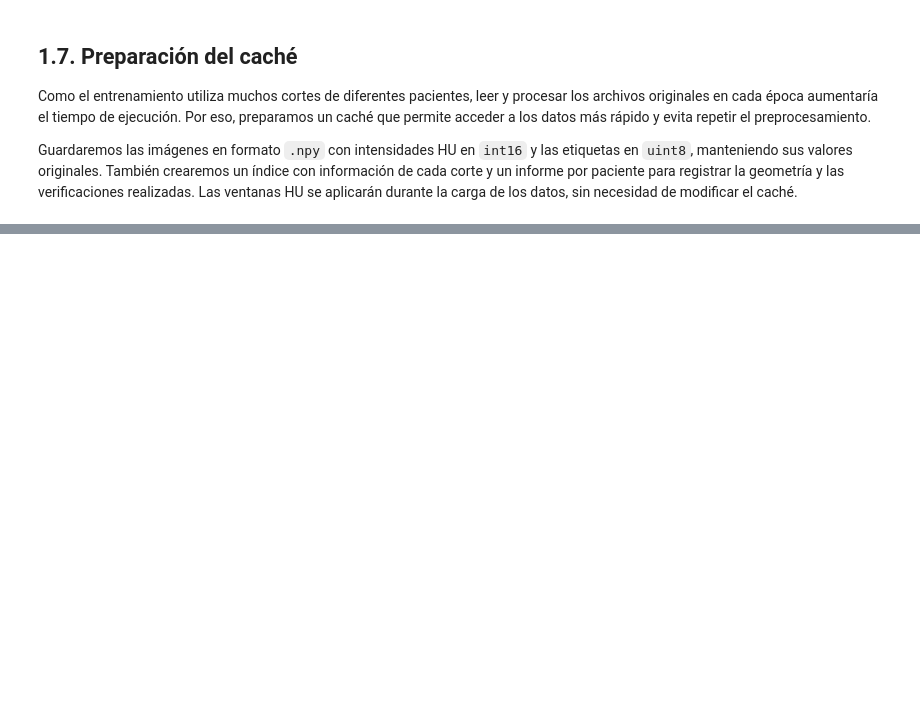
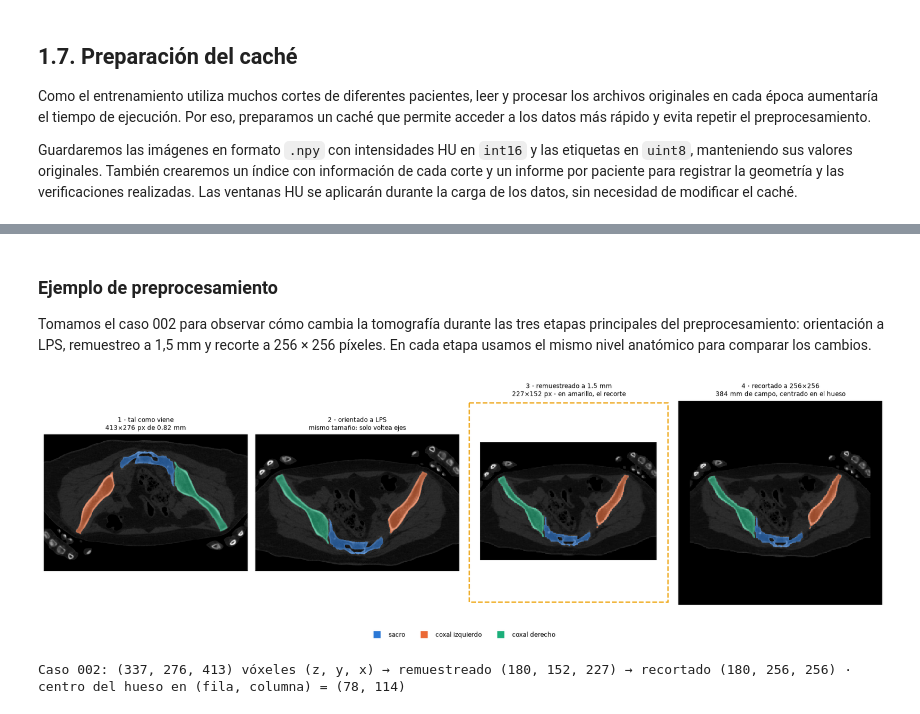
Before and after one commit to MarcAragon/proyecto_pengwin, a Jupyter notebook: Pengwin.ipynb, the cells around one changed output, grey strips where cells are left out. Drawn from its saved outputs; the diff is of its cells as text; code cells hidden in the pictures; blank space fills up the shorter version.

```diff
--- a/Pengwin.ipynb
+++ b/Pengwin.ipynb
@@ -389,0 +425,42 @@ Guardaremos las imágenes en formato `.npy` con intensidades HU en `int16` y las
+# %% [markdown]
+### Ejemplo de preprocesamiento
+
+Tomamos el caso 002 para observar cómo cambia la tomografía durante las tres etapas principales del preprocesamiento: orientación a LPS, remuestreo a 1,5 mm y recorte a 256 × 256 píxeles. En cada etapa usamos el mismo nivel anatómico para comparar los cambios.
+# %%
+img0 = sitk.ReadImage(str(IMAGES / f"{girado}.mha"))
+lab0 = sitk.ReadImage(str(LABELS / f"{girado}.mha"))
+img1, lab1 = bc.orientar(img0), bc.orientar(lab0)
+img2, lab2 = bc.remuestrear(img1, es_etiqueta=False), bc.remuestrear(lab1, es_etiqueta=True)
+hu2 = sitk.GetArrayFromImage(img2).astype(np.int16)
+et2 = sitk.GetArrayFromImage(lab2).astype(np.uint8)
+centro = bc.centro_hueso(hu2)
+hu3, et3 = bc.recortar(hu2, centro, bc.AIR_HU), bc.recortar(et2, centro, 0)
+
+z0 = z_tres_huesos(sitk.GetArrayViewFromImage(lab0))
+z_iso = int(round(z0 * img0.GetSpacing()[2] / bc.ISO_MM))
+corte = lambda imagen: np.array(sitk.GetArrayViewFromImage(imagen)[z0])
+
+pasos = [
+    (corte(img0), corte(lab0), f"1 · tal como viene\n{img0.GetSize()[0]}×{img0.GetSize()[1]} px de {img0.GetSpacing()[0]:.2f} mm"),
+    (corte(img1), corte(lab1), "2 · orientado a LPS\nmismo tamaño: solo voltea ejes"),
+    (hu2[z_iso], et2[z_iso], f"3 · remuestreado a 1.5 mm\n{hu2.shape[2]}×{hu2.shape[1]} px · en amarillo, el recorte"),
+    (hu3[z_iso], et3[z_iso], "4 · recortado a 256×256\n384 mm de campo, centrado en el hueso"),
+]
+fig, axs = plt.subplots(1, 4, figsize=(15, 4.6))
+for ax, (h, l, titulo) in zip(axs, pasos):
+    mostrar_corte(ax, h, l, titulo=titulo)
+cy, cx = centro
+mitad = bc.CROP_PX // 2
+axs[2].add_patch(Rectangle((cx - mitad - 0.5, cy - mitad - 0.5), bc.CROP_PX, bc.CROP_PX,
+                           fill=False, ec="#eda100", lw=1.6, ls="--"))
+axs[2].set_xlim(min(-0.5, cx - mitad - 0.5) - 3, max(hu2.shape[2], cx + mitad) + 3)
+axs[2].set_ylim(max(hu2.shape[1], cy + mitad) + 3, min(-0.5, cy - mitad - 0.5) - 3)
+leyenda_huesos(fig, loc="lower center", ncol=3, frameon=False)
+fig.tight_layout(rect=(0, 0.06, 1, 1))
+plt.show()
+
+print(f"Caso {girado}: {img0.GetSize()[::-1]} vóxeles (z, y, x) → remuestreado {hu2.shape} → recortado {hu3.shape}"
+      f" · centro del hueso en (fila, columna) = {centro}")
+# %% [output]
+[figure, added]
+Caso 002: (337, 276, 413) vóxeles (z, y, x) → remuestreado (180, 152, 227) → recortado (180, 256, 256) · centro del hueso en (fila, columna) = (78, 114)
```
Also changed, not shown: parts of 20 cells of this notebook.
